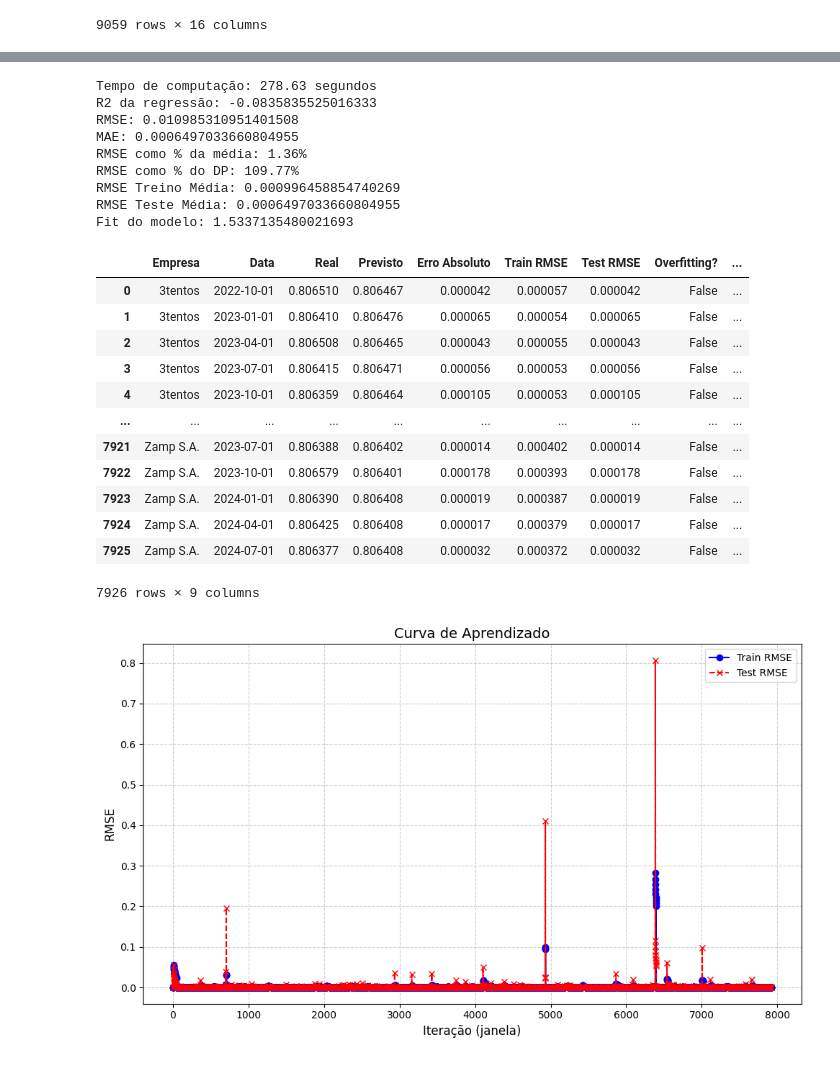
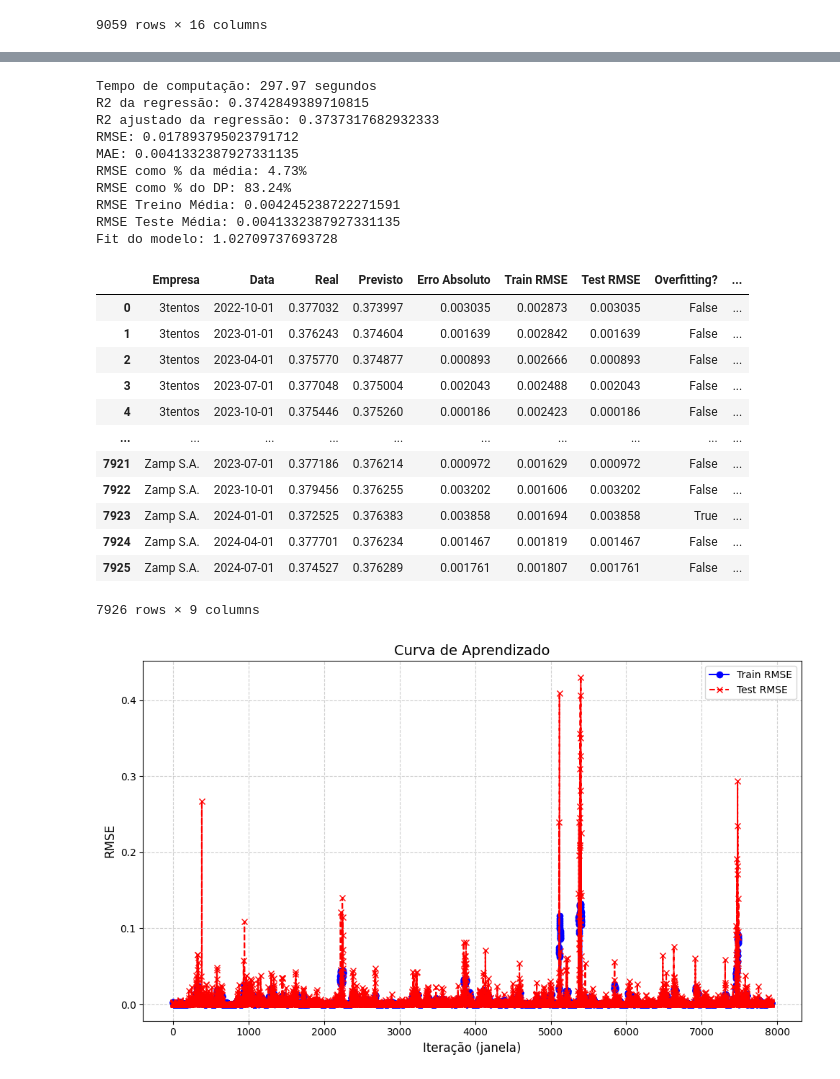
Before and after one commit to CHAnnnelch/IC_predicao_FCF, a Jupyter notebook: 03_XGBoost.ipynb, the cells around one changed output, grey strips where cells are left out. Drawn from its saved outputs; the diff is of its cells as text; code cells hidden in the pictures.

```diff
--- a/03_XGBoost.ipynb
+++ b/03_XGBoost.ipynb
@@ -196,3 +195,13 @@ df
 | 9059 | Zamp S.A. | 2024-04-01 | 0.218116 | 0.007386 | 0.203514 | 0.001775 | 0.588745 | 0.603527 | 0.359970 | 0.377701 | 0.235882 | ... |
 | 9060 | Zamp S.A. | 2024-07-01 | 0.217948 | 0.008863 | 0.203356 | 0.001210 | 0.588203 | 0.603532 | 0.359759 | 0.374527 | 0.235842 | ... |
 9059 rows × 16 columns
+# %%
+var = ['FCLF']
+
+df = df.sort_values(['Nome', 'Data'])
+df['lag_fclf'] = df.groupby('Nome')[var].shift(1)
+df['ma_fclf'] = df.groupby('Nome')[var].transform(lambda x: x.shift(1).rolling(3).mean())
+
+df['lag_fclf'] = df['lag_fclf'].fillna(method='bfill')
+df['ma_fclf'] = df['ma_fclf'].fillna(method='bfill')
+df
@@ -198,0 +222,10 @@ df
+# %%
+var = ['FCLA']
+
+df = df.sort_values(['Nome', 'Data'])
+df['lag_fcla'] = df.groupby('Nome')[var].shift(1)
+df['ma_fcla'] = df.groupby('Nome')[var].transform(lambda x: x.shift(1).rolling(3).mean())
+
+df['lag_fcla'] = df['lag_fcla'].fillna(method='bfill')
+df['ma_fcla'] = df['ma_fcla'].fillna(method='bfill')
+df
@@ -203,10 +250,10 @@ from collections import defaultdict
 import warnings
 warnings.simplefilter(action='ignore', category=FutureWarning)
 
-target_var = 'g_FCLF'
+target_var = 'FCLF'
 
 def expanding_window_forecast(df, target_col=target_var, empresa_col='Nome', date_col='Data',
-                               min_train_size=4, horizon=1, features=['g_FCLF', 'ROE', 'LG', 'GMV', 'DE', 'lag_g_fclf', 'ma_g_fclf']):
+                               min_train_size=4, horizon=1, features=['FCLF', 'ROE', 'LG', 'GMV', 'DE', 'lag_fclf', 'ma_fclf']):
     results = []
     feature_importances = defaultdict(list)
 
@@ -277,54 +324,55 @@ dp = df[target_var].std()
 
 start = time.time()
 resultado, importancias = expanding_window_forecast(df)
 end = time.time()
 
 
 print(f'Tempo de computação: {end - start:.2f} segundos')
 
 rmse = mean_squared_error(resultado['Real'], resultado['Previsto'], squared=False)
 mae = mean_absolute_error(resultado['Real'], resultado['Previsto'])
 r2 = r2_score(resultado['Real'], resultado['Previsto'])
 
 n = len(resultado)
-p = len(['g_FCLF', 'ROE', 'LG', 'GMV', 'DE', 'lag_g_fclf', 'ma_g_fclf'])
+p = len(['FCLF', 'ROE', 'LG', 'GMV', 'DE', 'lag_fclf', 'ma_fclf'])
 r2_adj = 1 - (1 - r2) * (n - 1) / (n - p - 1)
 
 train_rmse_media = resultado['Train RMSE'].mean()
 test_rmse_media = resultado['Test RMSE'].mean()
 print(f'R2 da regressão: {r2}')
 print(f'R2 ajustado da regressão: {r2_adj}')
 print(f'RMSE: {rmse}')
 print(f'MAE: {mae}')
 print(f'RMSE como % da média: {(rmse/media)*100:.2f}%')
 print(f'RMSE como % do DP: {(rmse/dp)*100:.2f}%')
 print(f'RMSE Treino Média: {train_rmse_media}')
 print(f'RMSE Teste Média: {test_rmse_media}')
 print(f'Fit do modelo: {train_rmse_media/test_rmse_media}')
 
 resultado
 # %% [output]
-Tempo de computação: 278.63 segundos
-R2 da regressão: -0.0835835525016333
-RMSE: 0.010985310951401508
-MAE: 0.0006497033660804955
-RMSE como % da média: 1.36%
-RMSE como % do DP: 109.77%
-RMSE Treino Média: 0.000996458854740269
-RMSE Teste Média: 0.0006497033660804955
-Fit do modelo: 1.5337135480021693
+Tempo de computação: 297.97 segundos
+R2 da regressão: 0.3742849389710815
+R2 ajustado da regressão: 0.3737317682932333
+RMSE: 0.017893795023791712
+MAE: 0.0041332387927331135
+RMSE como % da média: 4.73%
+RMSE como % do DP: 83.24%
+RMSE Treino Média: 0.004245238722271591
+RMSE Teste Média: 0.0041332387927331135
+Fit do modelo: 1.02709737693728
 |  | Empresa | Data | Real | Previsto | Erro Absoluto | Train RMSE | Test RMSE | Overfitting? | ... |
-| 0 | 3tentos | 2022-10-01 | 0.806510 | 0.806467 | 0.000042 | 0.000057 | 0.000042 | False | ... |
-| 1 | 3tentos | 2023-01-01 | 0.806410 | 0.806476 | 0.000065 | 0.000054 | 0.000065 | False | ... |
-| 2 | 3tentos | 2023-04-01 | 0.806508 | 0.806465 | 0.000043 | 0.000055 | 0.000043 | False | ... |
-| 3 | 3tentos | 2023-07-01 | 0.806415 | 0.806471 | 0.000056 | 0.000053 | 0.000056 | False | ... |
-| 4 | 3tentos | 2023-10-01 | 0.806359 | 0.806464 | 0.000105 | 0.000053 | 0.000105 | False | ... |
+| 0 | 3tentos | 2022-10-01 | 0.377032 | 0.373997 | 0.003035 | 0.002873 | 0.003035 | False | ... |
+| 1 | 3tentos | 2023-01-01 | 0.376243 | 0.374604 | 0.001639 | 0.002842 | 0.001639 | False | ... |
+| 2 | 3tentos | 2023-04-01 | 0.375770 | 0.374877 | 0.000893 | 0.002666 | 0.000893 | False | ... |
+| 3 | 3tentos | 2023-07-01 | 0.377048 | 0.375004 | 0.002043 | 0.002488 | 0.002043 | False | ... |
+| 4 | 3tentos | 2023-10-01 | 0.375446 | 0.375260 | 0.000186 | 0.002423 | 0.000186 | False | ... |
 | ... | ... | ... | ... | ... | ... | ... | ... | ... | ... |
-| 7921 | Zamp S.A. | 2023-07-01 | 0.806388 | 0.806402 | 0.000014 | 0.000402 | 0.000014 | False | ... |
-| 7922 | Zamp S.A. | 2023-10-01 | 0.806579 | 0.806401 | 0.000178 | 0.000393 | 0.000178 | False | ... |
-| 7923 | Zamp S.A. | 2024-01-01 | 0.806390 | 0.806408 | 0.000019 | 0.000387 | 0.000019 | False | ... |
-| 7924 | Zamp S.A. | 2024-04-01 | 0.806425 | 0.806408 | 0.000017 | 0.000379 | 0.000017 | False | ... |
-| 7925 | Zamp S.A. | 2024-07-01 | 0.806377 | 0.806408 | 0.000032 | 0.000372 | 0.000032 | False | ... |
+| 7921 | Zamp S.A. | 2023-07-01 | 0.377186 | 0.376214 | 0.000972 | 0.001629 | 0.000972 | False | ... |
+| 7922 | Zamp S.A. | 2023-10-01 | 0.379456 | 0.376255 | 0.003202 | 0.001606 | 0.003202 | False | ... |
+| 7923 | Zamp S.A. | 2024-01-01 | 0.372525 | 0.376383 | 0.003858 | 0.001694 | 0.003858 | True | ... |
+| 7924 | Zamp S.A. | 2024-04-01 | 0.377701 | 0.376234 | 0.001467 | 0.001819 | 0.001467 | False | ... |
+| 7925 | Zamp S.A. | 2024-07-01 | 0.374527 | 0.376289 | 0.001761 | 0.001807 | 0.001761 | False | ... |
 7926 rows × 9 columns
 # %%
 resultado.to_csv('XGBoost_resultados_FCLF.csv')
@@ -342,7 +390,7 @@ plt.grid(True, linestyle='--', alpha=0.6)
 plt.tight_layout()
 plt.show()
 # %% [output]
-[figure, old version]
+[figure, new version]
 # %%
 plt.figure(figsize=(6, 6))
 plt.scatter(resultado['Real'], resultado['Previsto'], alpha=0.6)
```
Also changed, not shown: parts of 9 cells of this notebook, 11 other files.
